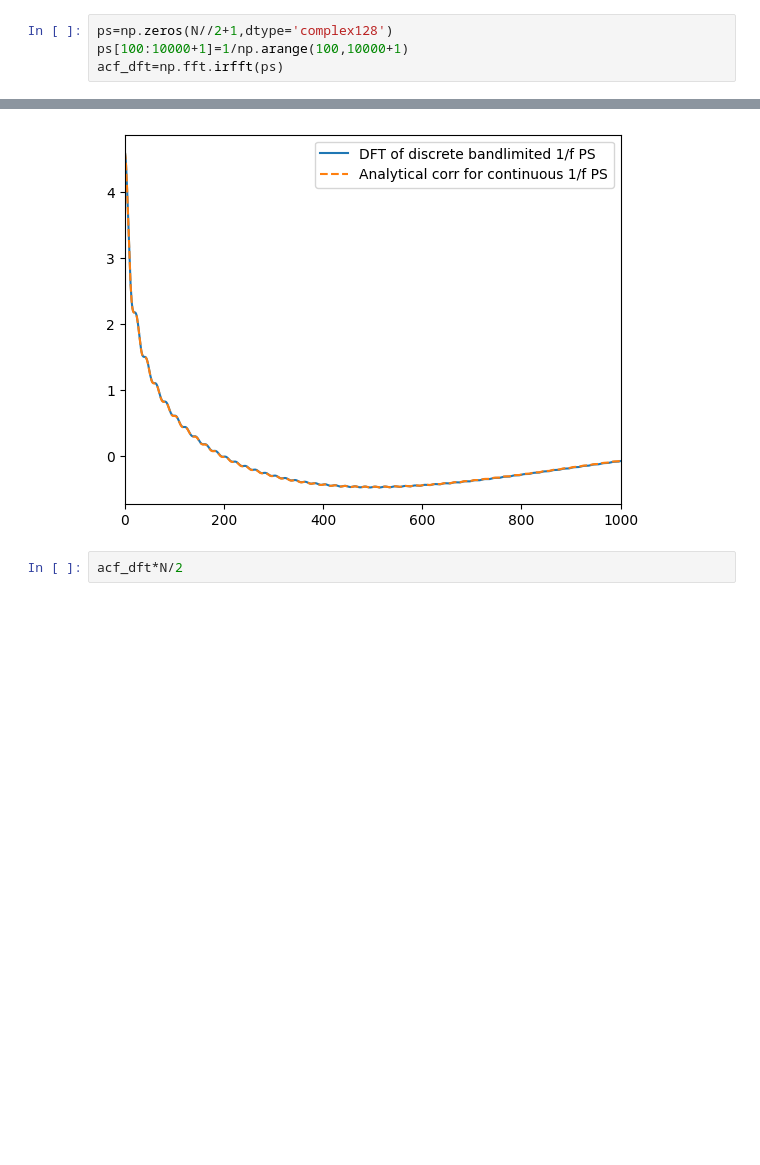
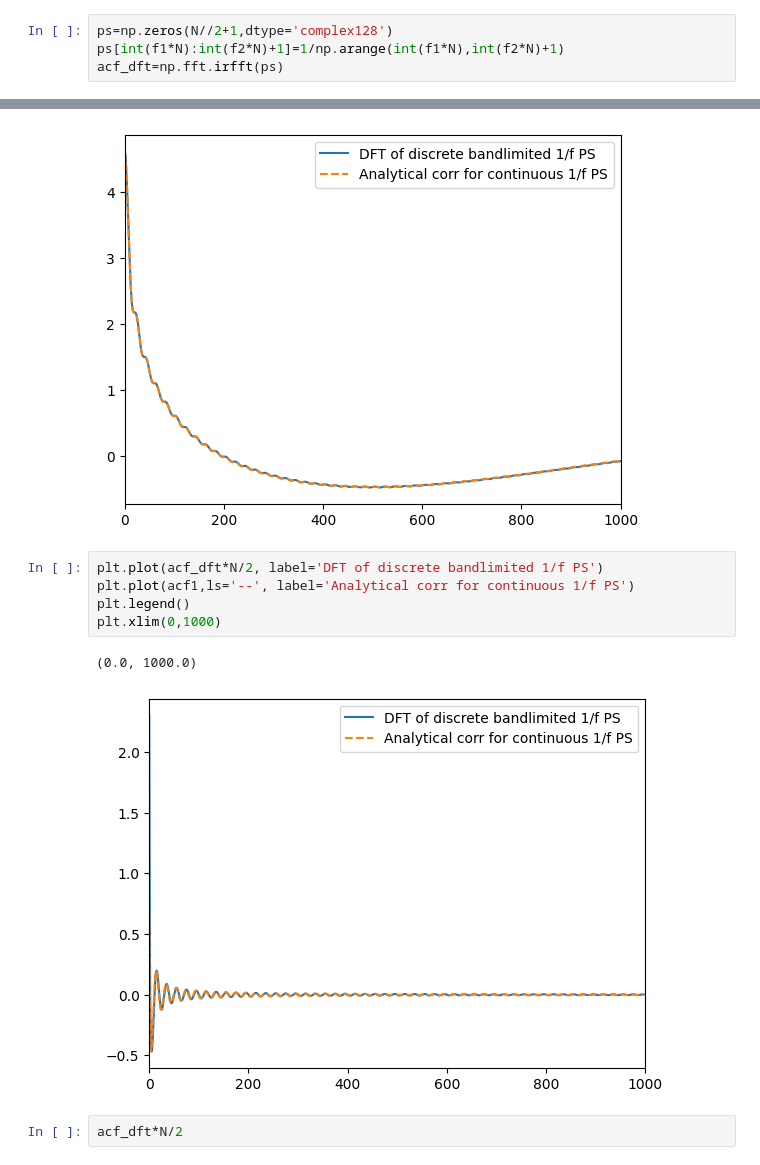
Before and after one commit to mohanagr/braindump, a Jupyter notebook: corr func flicker noise.ipynb, the cells around one changed output, grey strips where cells are left out. Cells and saved outputs as stored; diff of their text form; blank space fills up the shorter version.

```diff
--- a/corr func flicker noise.ipynb
+++ b/corr func flicker noise.ipynb
@@ -67,6 +71,6 @@ f1*N, f2*N
 # %%
 ps=np.zeros(N//2+1,dtype='complex128')
-ps[100:10000+1]=1/np.arange(100,10000+1)
+ps[int(f1*N):int(f2*N)+1]=1/np.arange(int(f1*N),int(f2*N)+1)
 acf_dft=np.fft.irfft(ps)
 # %%
 amp = acf_dft[:N//2]@acf1[:N//2]/acf_dft[:N//2]@acf_dft[:N//2]
@@ -83,6 +87,14 @@ plt.xlim(0,1000)
 # %% [output]
 (0.0, 1000.0)
 [figure]
+# %%
+plt.plot(acf_dft*N/2, label='DFT of discrete bandlimited 1/f PS')
+plt.plot(acf1,ls='--', label='Analytical corr for continuous 1/f PS')
+plt.legend()
+plt.xlim(0,1000)
+# %% [output]
+(0.0, 1000.0)
+[figure, added]
 # %%
 acf_dft*N/2
 # %% [output]
```
Also changed, not shown: parts of 5 cells of this notebook, 1 other file.
